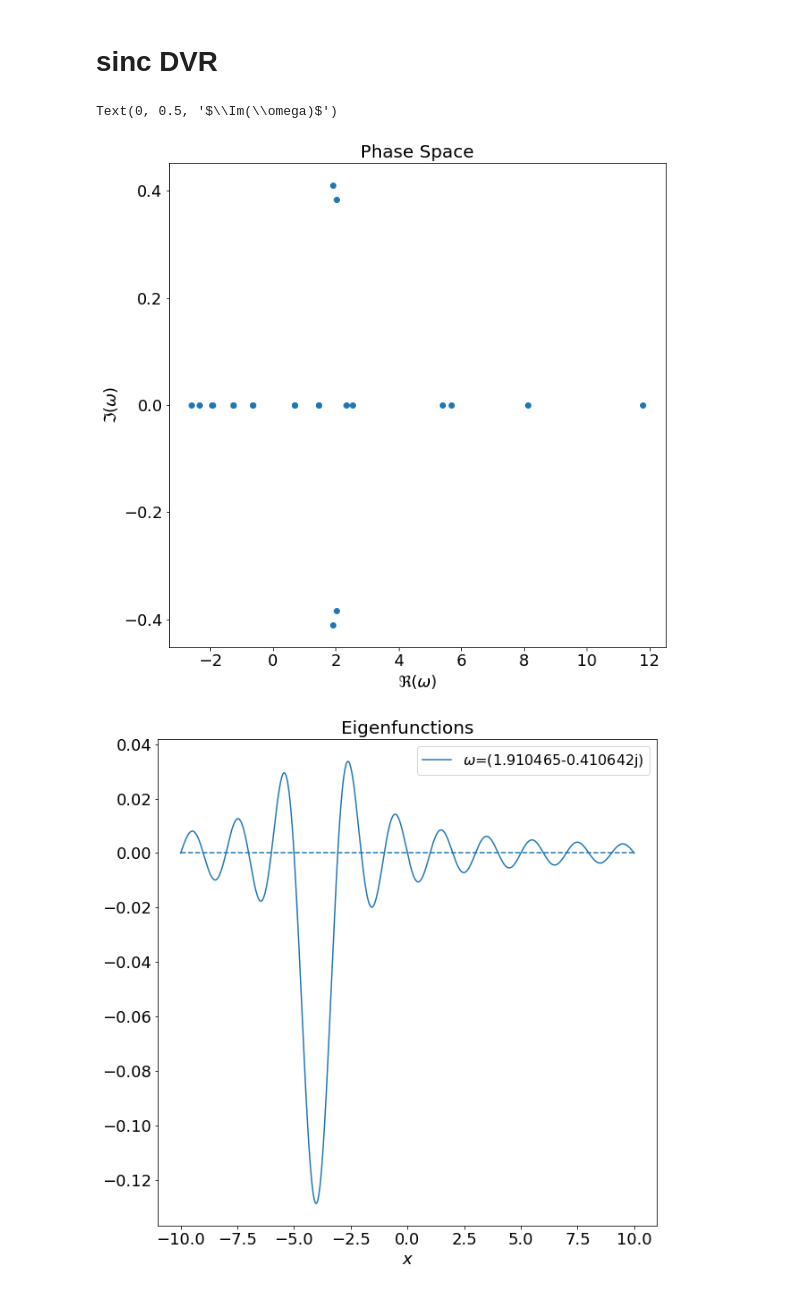
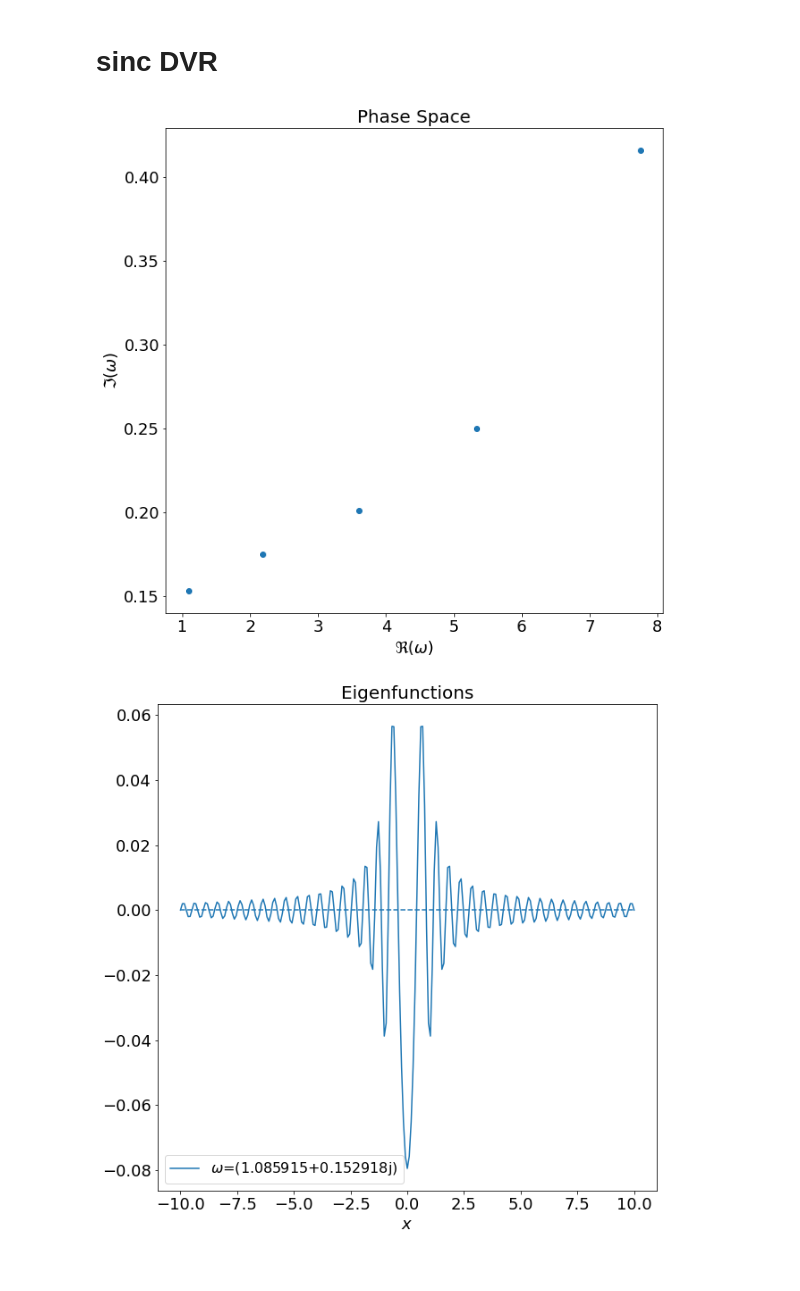
Before and after one commit to HuntFeng/magnetic-nozzle-spectral-instability, a Jupyter notebook: dvr-method.ipynb, the cells around one changed output. Saved outputs shown, nothing was run; the diff lists cells and outputs as text; code cells hidden in the pictures.

```diff
--- a/dvr-method.ipynb
+++ b/dvr-method.ipynb
@@ -29,10 +35,12 @@ def quad(func:callable, xq: np.array, wq: np.array):
 
 
 N = 13
-xq = np.arange(1,N+1)*np.pi/(N+1)  # quadrature points
+L = 20
+x0 = -10
+
+xq = np.arange(1,N+1)*L/(N+1) + x0  # quadrature points
 wq = np.pi/(N+1)*np.ones_like(xq) # quadrature weights
-xq = xq*2/np.pi - 1
-psi = lambda x,n: np.sqrt(2/np.pi)*np.sin(n*np.pi/2*(x+1))
+psi = lambda x,n: np.sqrt(2/L)*np.sin(n*np.pi/L*(x-x0))
 
 def u(x,j):
     s = 0
@@ -41,7 +49,7 @@ def u(x,j):
     return wq[j]*s
 
 plt.figure()
-x = np.linspace(-1,1,1000)
+x = np.linspace(x0,x0+L,1000)
 for j in range(N):
     plt.plot(x, u(x,j))
     plt.vlines(xq[j], -0.5,1.1,linestyles='--')
@@ -108,6 +120,8 @@ omega,C = np.linalg.eig(A)
 ind = np.argsort(np.imag(omega))[::-1]
 omega = omega[ind]
 C = C[:N,ind]/c
+
+#omega = omega[np.imag(omega)!=0]
 
 plt.figure()
 plt.plot(np.real(omega), np.imag(omega), 'o')
@@ -119,7 +133,7 @@ plt.figure()
 i = 0
 v = 0
 for n in range(N):
-    v += C[n,i]*u(x,n)
+    v += C[n,i]*u(x,n)/c
 line = plt.plot(x, np.real(v), label=f"$\omega$={omega[i]}")
 plt.plot(x, np.imag(v), '--', color=line[0]._color)
 plt.xlabel("$x$")
@@ -248,41 +193,44 @@ def quad(func:callable, xq: np.array, wq: np.array):
 # %%
-H = np.zeros((N+1,N+1))
-F = np.zeros((N+1,N+1))
-I = np.eye(N+1)
+H = np.zeros((N,N))
+F = np.zeros((N,N))
+I = np.eye(N)
 O = np.zeros_like(I)
-for i in range(N+1):
-    for j in range(N+1):
-        H[i,j] = quad(lambda x:psi_p(x,i)*psi_p(x,j)-psi(x,i)*f(x)**2*psi(x,j),xq,wq)
+for i in range(N):
+    for j in range(N):
+        H[i,j] = quad(lambda x:-psi(x,i)*f(x)**2*psi(x,j),xq,wq)
         F[i,j] = quad(lambda x:psi(x,i)*f(x)*psi(x,j),xq,wq)
+        if i == j:
+            H[i,j] += np.pi**2/(6*dx**2) * 2
+        else:
+            H[i,j] += (-1)**(i-j)/(dx*(i-j))**2 *2
 A = np.block([[O,I],[H,2*F]])
 omega,C = np.linalg.eig(A)
+C = C[:N,:]
-# %%
-plt.figure()
-plt.plot(np.real(omega), np.imag(omega), 'o')
-plt.title("Phase Space")
-plt.xlabel("$\Re(\omega)$")
-plt.ylabel("$\Im(\omega)$")
-# %% [output]
-Text(0, 0.5, '$\\Im(\\omega)$')
-[figure, removed]
 # %%
-selection = (np.abs(np.imag(omega)) > 1e-9)
+selection = (np.imag(omega) > 0)
 omega_ = omega[selection]
 C_ = C[:,selection]
+
+plt.figure()
+plt.plot(np.real(omega_), np.imag(omega_), 'o')
+plt.title("Phase Space")
+plt.xlabel("$\Re(\omega)$")
+plt.ylabel("$\Im(\omega)$")
 
 # sort
 ind = np.argsort(np.imag(omega_))
 omega_ = omega_[ind]
 C_ = C[:,ind]
 
 plt.figure()
 v = 0
 for n in range(N):
-    v += C_[n,0]*u(x,n)
+    v += C_[n,0]*psi(x,n)
 line = plt.plot(x, np.real(v), label=f"$\omega$={np.around(omega_[0],6)}")
 plt.plot(x, np.imag(v), '--', color=line[0]._color)
 plt.xlabel("$x$")
 plt.title("Eigenfunctions")
 plt.legend();
 # %% [output]
-[figure, old version]
+[figure, new version]
+[figure, added]
```
Also changed, not shown: parts of 12 cells of this notebook, 2 other files.
